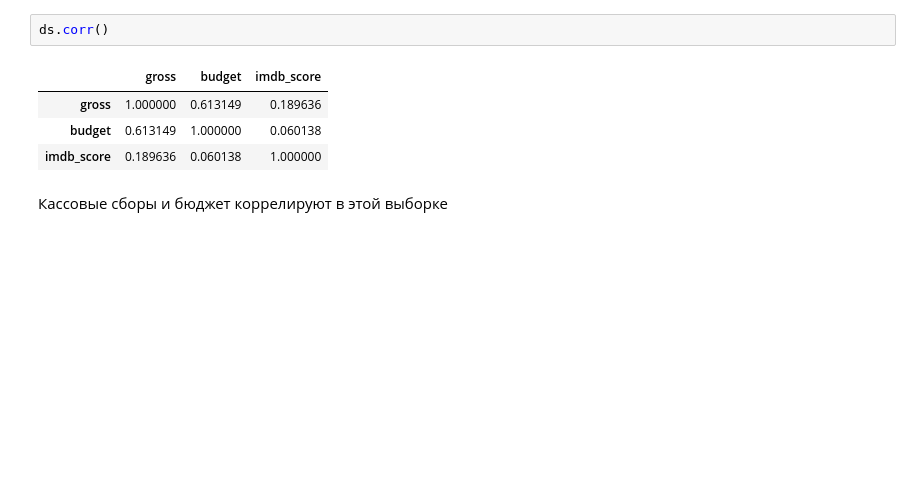
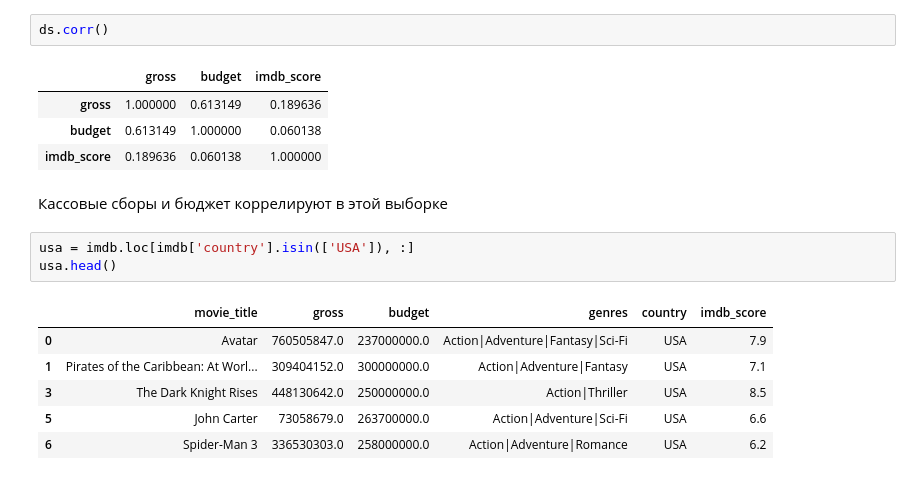
Before and after one commit to annulet/matstat, a Jupyter notebook: project.ipynb, the cells around one changed output. Saved outputs shown, nothing was run; the diff lists cells and outputs as text; blank space fills up the shorter version.

```diff
--- a/project.ipynb
+++ b/project.ipynb
@@ -307,3 +307,13 @@ ds.corr()
 | imdb_score | 0.189636 | 0.060138 | 1.000000 |
 # %% [markdown]
 Кассовые сборы и бюджет коррелируют в этой выборке
+# %%
+usa = imdb.loc[imdb['country'].isin(['USA']), :]
+usa.head()
+# %% [output]
+|  | movie_title | gross | budget | genres | country | imdb_score |
+| 0 | Avatar | 760505847.0 | 237000000.0 | Action|Adventure|Fantasy|Sci-Fi | USA | 7.9 |
+| 1 | Pirates of the Caribbean: At Worl... | 309404152.0 | 300000000.0 | Action|Adventure|Fantasy | USA | 7.1 |
+| 3 | The Dark Knight Rises | 448130642.0 | 250000000.0 | Action|Thriller | USA | 8.5 |
+| 5 | John Carter | 73058679.0 | 263700000.0 | Action|Adventure|Sci-Fi | USA | 6.6 |
+| 6 | Spider-Man 3 | 336530303.0 | 258000000.0 | Action|Adventure|Romance | USA | 6.2 |
```
Also changed, not shown: parts of 6 cells of this notebook.
